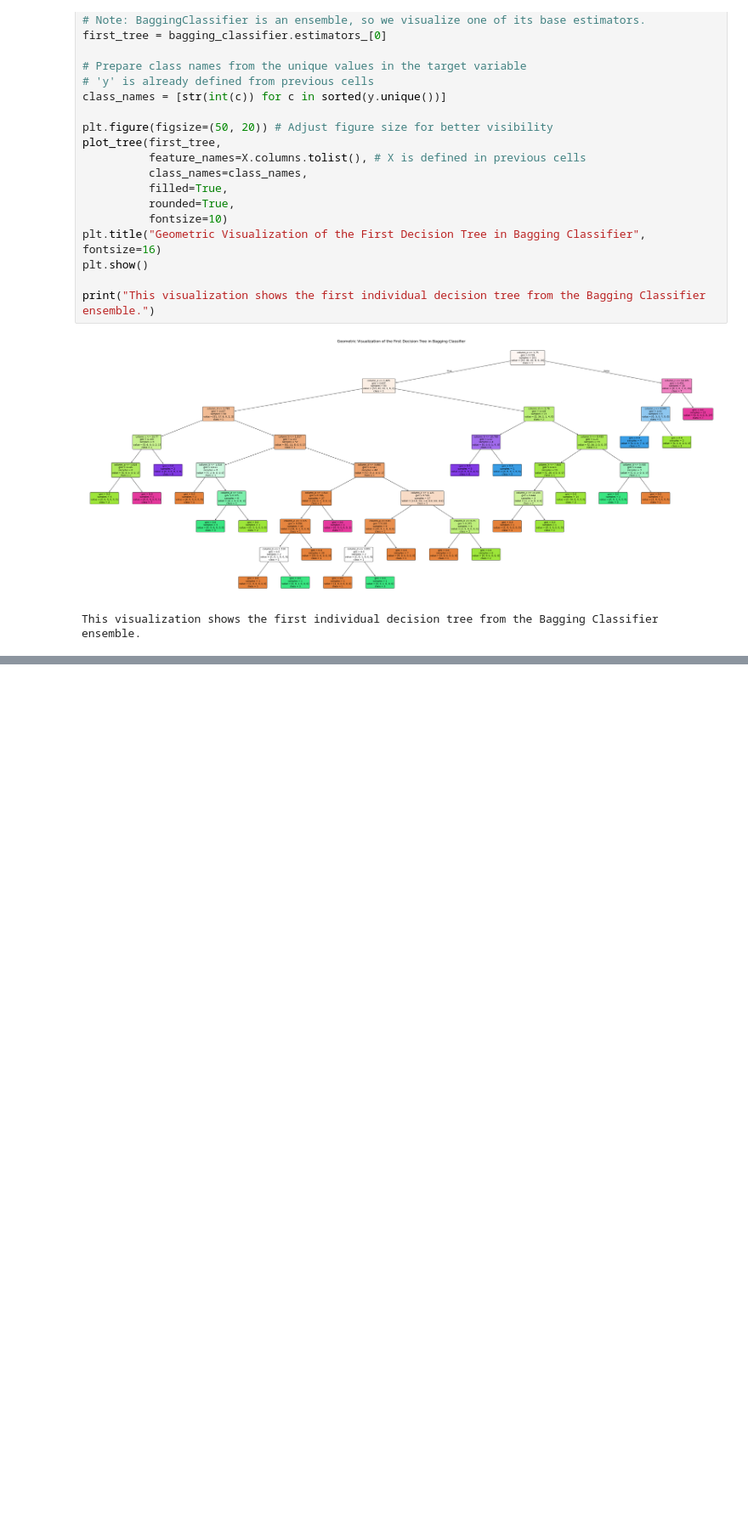
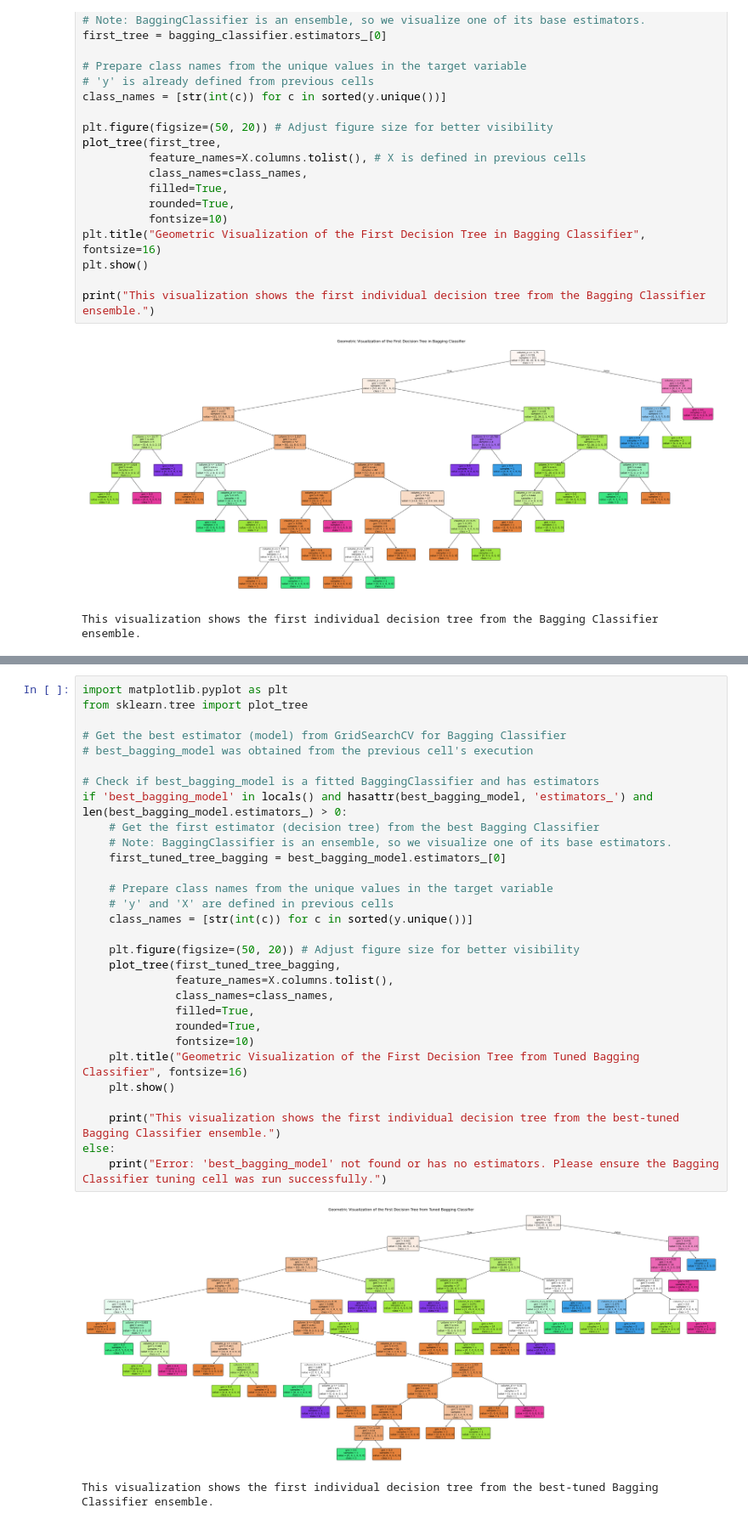
Before and after one commit to saim9211/Machine-Learning-Stuff, a Jupyter notebook: Bagging.ipynb, the cells around one changed output, grey strips where cells are left out. Shown at 85% size. Saved outputs shown, nothing was run; the diff lists cells and outputs as text; blank space fills up the shorter version.

Commit message:
hyperparameter tuning

```diff
--- a/Bagging.ipynb
+++ b/Bagging.ipynb
@@ -136,0 +245,33 @@ This visualization shows the first individual decision tree from the Bagging Cla
+# %%
+import matplotlib.pyplot as plt
+from sklearn.tree import plot_tree
+
+# Get the best estimator (model) from GridSearchCV for Bagging Classifier
+# best_bagging_model was obtained from the previous cell's execution
+
+# Check if best_bagging_model is a fitted BaggingClassifier and has estimators
+if 'best_bagging_model' in locals() and hasattr(best_bagging_model, 'estimators_') and len(best_bagging_model.estimators_) > 0:
+    # Get the first estimator (decision tree) from the best Bagging Classifier
+    # Note: BaggingClassifier is an ensemble, so we visualize one of its base estimators.
+    first_tuned_tree_bagging = best_bagging_model.estimators_[0]
+
+    # Prepare class names from the unique values in the target variable
+    # 'y' and 'X' are defined in previous cells
+    class_names = [str(int(c)) for c in sorted(y.unique())]
+
+    plt.figure(figsize=(50, 20)) # Adjust figure size for better visibility
+    plot_tree(first_tuned_tree_bagging,
+              feature_names=X.columns.tolist(),
+              class_names=class_names,
+              filled=True,
+              rounded=True,
+              fontsize=10)
+    plt.title("Geometric Visualization of the First Decision Tree from Tuned Bagging Classifier", fontsize=16)
+    plt.show()
+
+    print("This visualization shows the first individual decision tree from the best-tuned Bagging Classifier ensemble.")
+else:
+    print("Error: 'best_bagging_model' not found or has no estimators. Please ensure the Bagging Classifier tuning cell was run successfully.")
+# %% [output]
+[figure, added]
+This visualization shows the first individual decision tree from the best-tuned Bagging Classifier ensemble.
```
Also changed, not shown: parts of 2 cells of this notebook.
